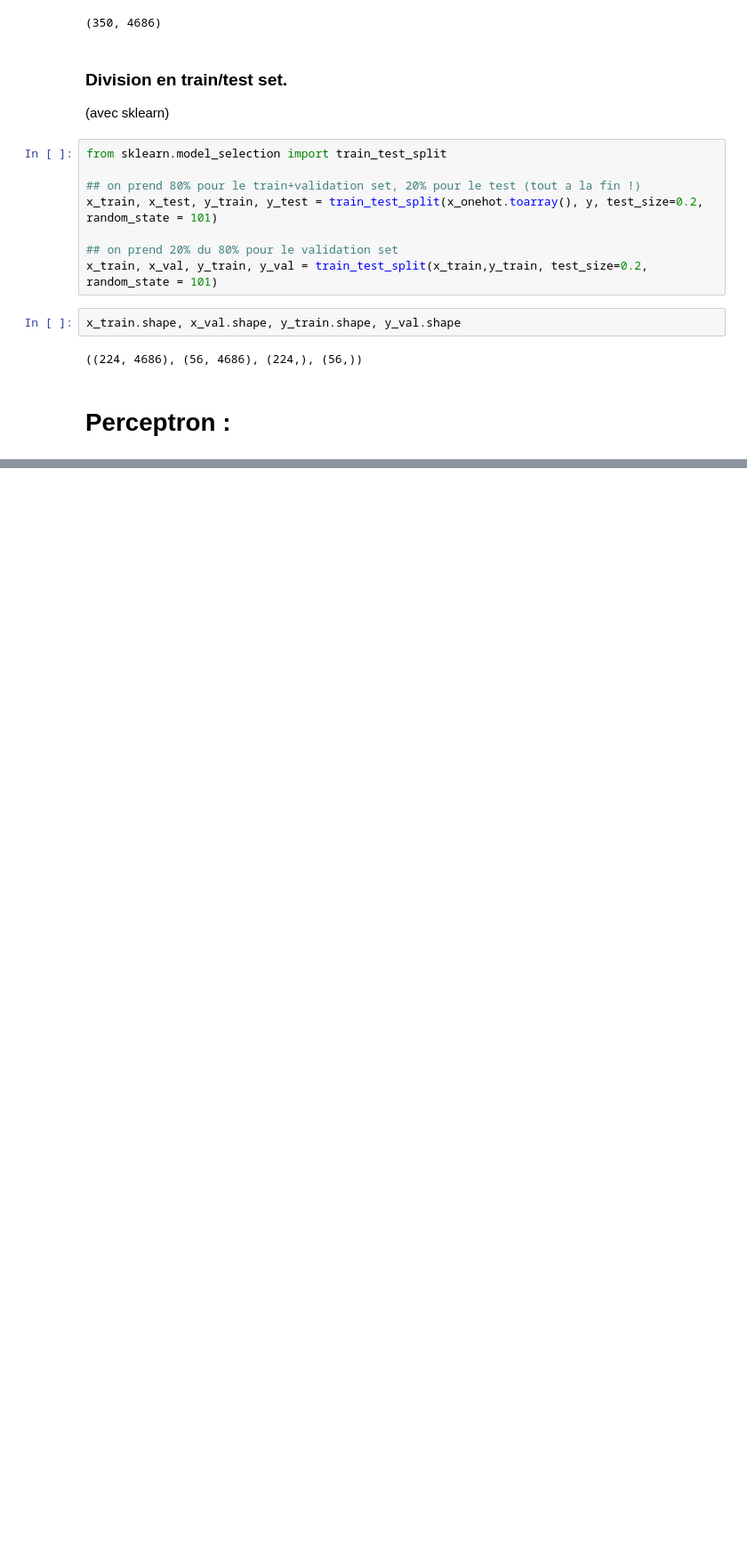
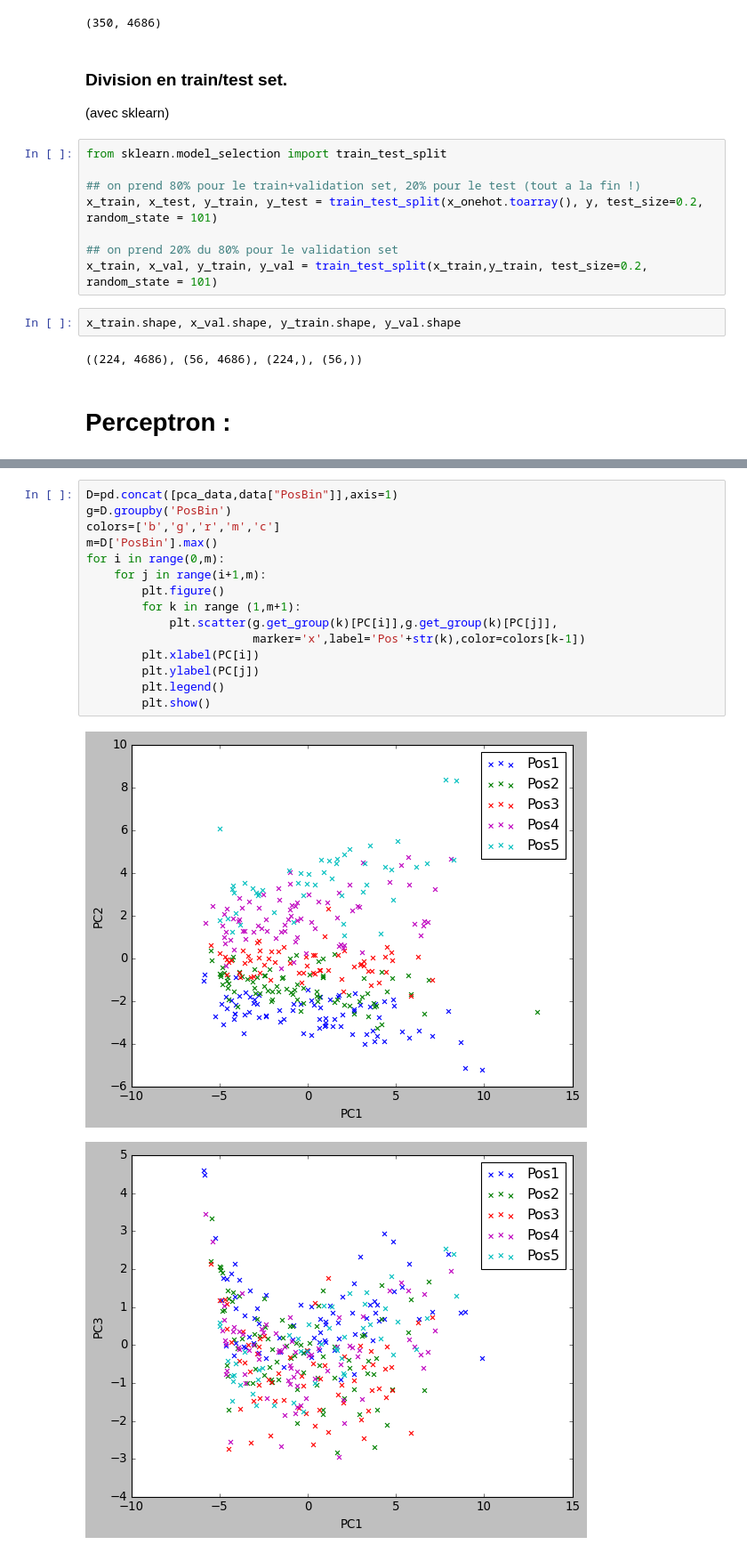
Before and after one commit to julienMP06/NBA-Prediction-1, a Jupyter notebook: Projet/Projet.ipynb, the cells around one changed output, grey strips where cells are left out. Shown at 89% size. Drawn from its saved outputs; the diff is of its cells as text; blank space fills up the shorter version.

```diff
--- a/Projet/Projet.ipynb
+++ b/Projet/Projet.ipynb
@@ -559,0 +609,18 @@ plt.legend()
+# %%
+D=pd.concat([pca_data,data["PosBin"]],axis=1)
+g=D.groupby('PosBin')
+colors=['b','g','r','m','c']
+m=D['PosBin'].max()
+for i in range(0,m):
+    for j in range(i+1,m):
+        plt.figure()
+        for k in range (1,m+1):
+            plt.scatter(g.get_group(k)[PC[i]],g.get_group(k)[PC[j]],
+                        marker='x',label='Pos'+str(k),color=colors[k-1])
+        plt.xlabel(PC[i])
+        plt.ylabel(PC[j])
+        plt.legend()
+        plt.show()
+# %% [output]
+[figure, added]
+[figure, added]
```
Also changed, not shown: parts of 25 cells of this notebook.
